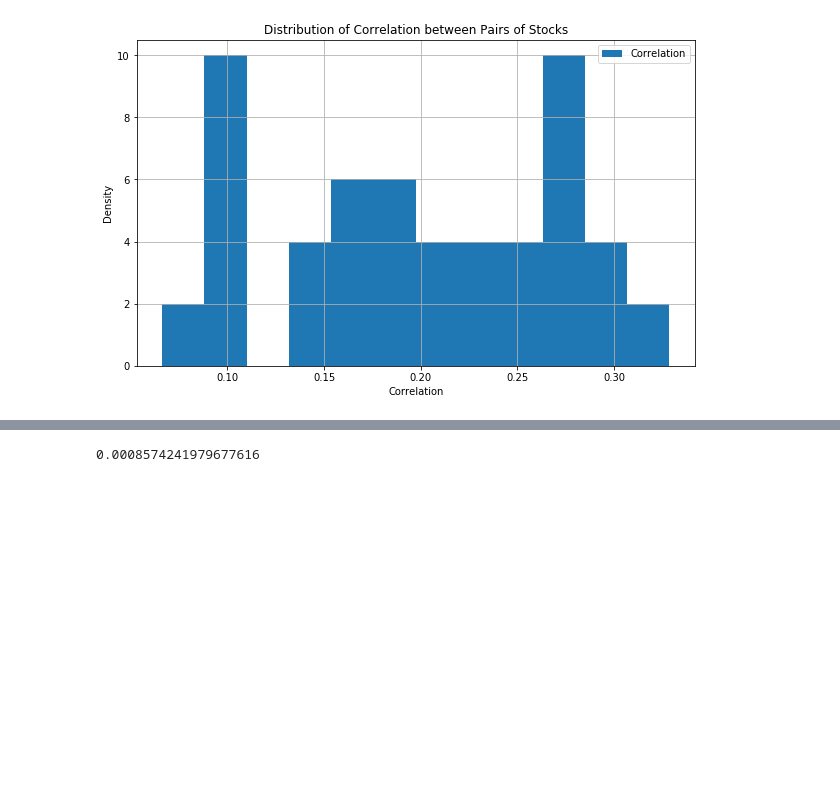
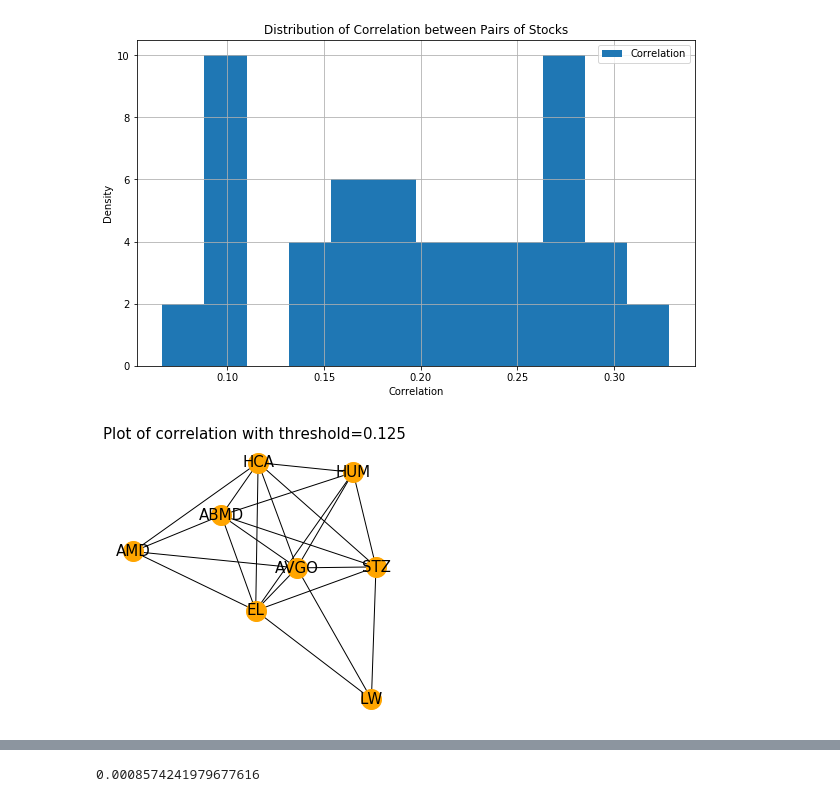
Before and after one commit to yhl116/FSPCW, a Jupyter notebook: part5/Graphs in Finance.ipynb, the cells around one changed output, grey strips where cells are left out. Saved outputs shown, nothing was run; the diff lists cells and outputs as text; code cells hidden in the pictures; blank space fills up the shorter version.

```diff
--- a/part5/Graphs in Finance.ipynb
+++ b/part5/Graphs in Finance.ipynb
@@ -352,4 +352,12 @@ plt.ylabel("Density")
 # %% [output]
 Text(0, 0.5, 'Density')
 [figure]
+# %%
+# it is seen that there is a spike in density at about the 0.125 correlation mark
+# the threshold is set at 0.125
+
+draw_correlation_graph(chosen_stock_return, threshold=0.125)
+plt.savefig("images//correlation_graph_congested")
+# %% [output]
+[figure, added]
 # %%
```
Also changed, not shown: parts of 5 cells of this notebook, 4 other files.
